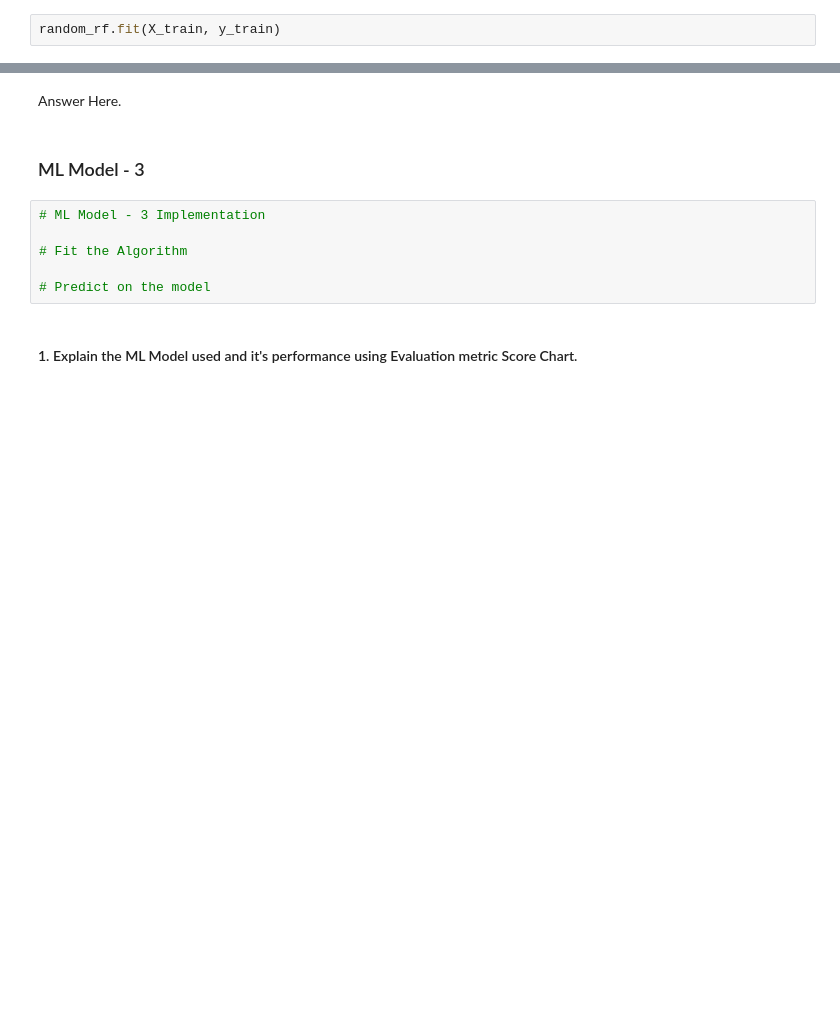
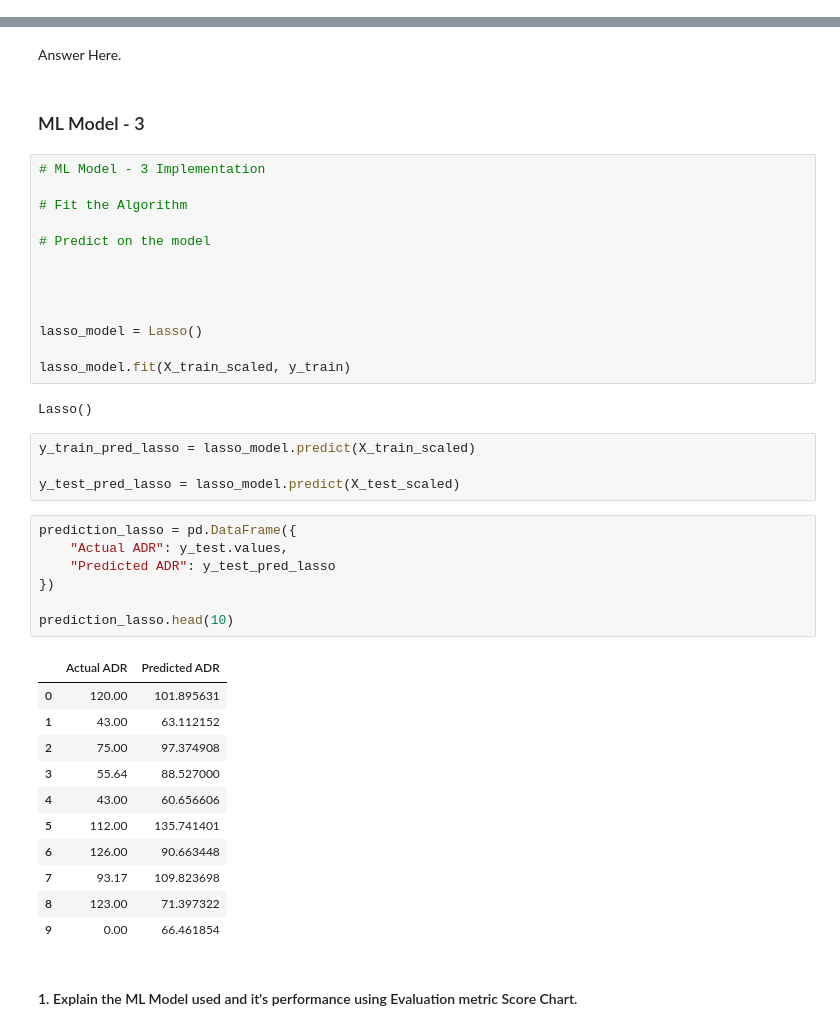
Before and after one commit to eyespydushyant/hotel-booking-price-prediction, a Jupyter notebook: dushyant_Regression__ML_Submission.ipynb, the cells around one changed output, grey strips where cells are left out. Drawn from its saved outputs; the diff is of its cells as text; blank space fills up the shorter version.

```diff
--- a/dushyant_Regression__ML_Submission.ipynb
+++ b/dushyant_Regression__ML_Submission.ipynb
@@ -1336,3 +1711 @@ random_rf = RandomizedSearchCV(
-# %%
-random_rf.fit(X_train, y_train)
 # %%
@@ -1358,6 +1757,38 @@ Answer Here.
 # Fit the Algorithm
 
 # Predict on the model
+
+
+
+
+lasso_model = Lasso()
+
+lasso_model.fit(X_train_scaled, y_train)
+# %% [output]
+Lasso()
+# %%
+y_train_pred_lasso = lasso_model.predict(X_train_scaled)
+
+y_test_pred_lasso = lasso_model.predict(X_test_scaled)
+# %%
+prediction_lasso = pd.DataFrame({
+    "Actual ADR": y_test.values,
+    "Predicted ADR": y_test_pred_lasso
+})
+
+prediction_lasso.head(10)
+# %% [output]
+|  | Actual ADR | Predicted ADR |
+| 0 | 120.00 | 101.895631 |
+| 1 | 43.00 | 63.112152 |
+| 2 | 75.00 | 97.374908 |
+| 3 | 55.64 | 88.527000 |
+| 4 | 43.00 | 60.656606 |
+| 5 | 112.00 | 135.741401 |
+| 6 | 126.00 | 90.663448 |
+| 7 | 93.17 | 109.823698 |
+| 8 | 123.00 | 71.397322 |
+| 9 | 0.00 | 66.461854 |
 # %% [markdown]
 #### 1. Explain the ML Model used and it's performance using Evaluation metric Score Chart.
 # %%
```
Also changed, not shown: parts of 70 cells of this notebook.
